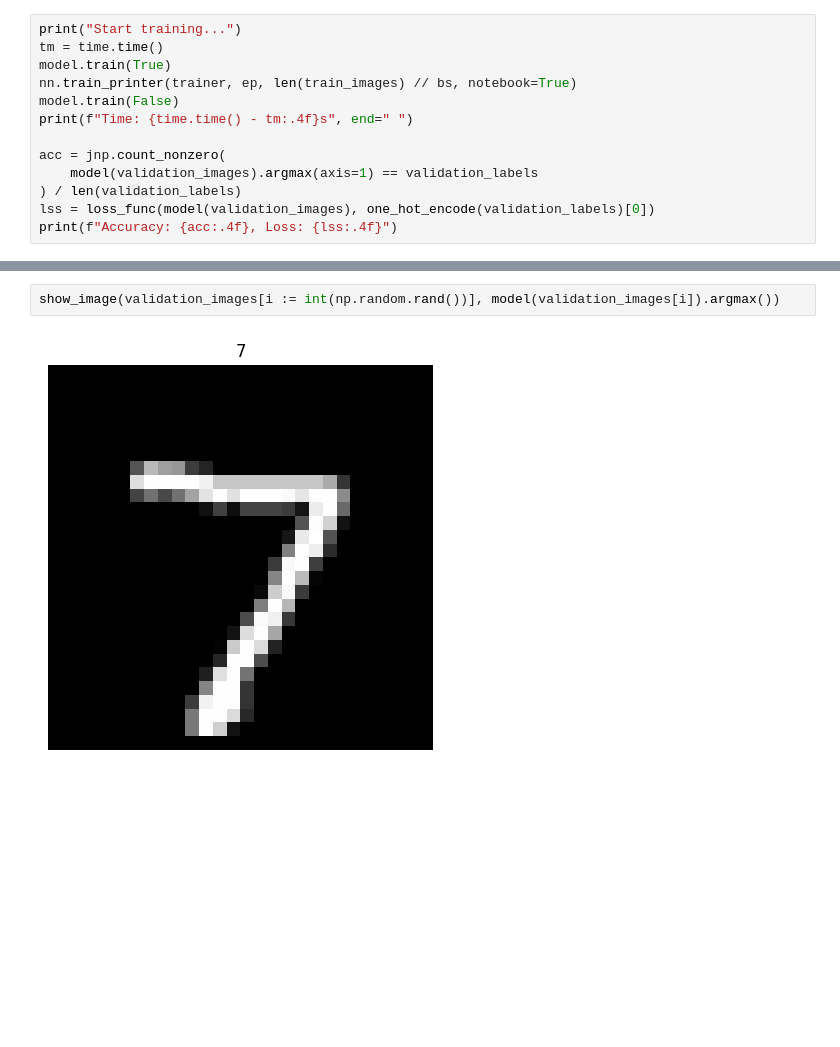
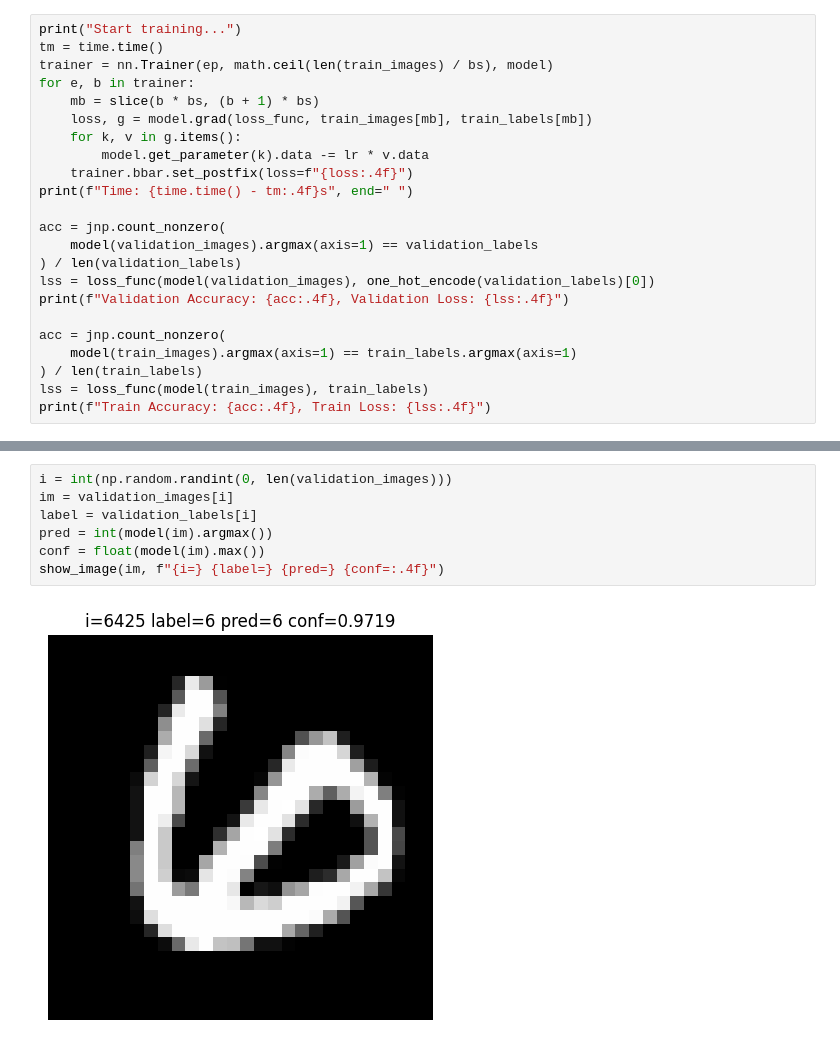
Before and after one commit to amithm3/dvitch, a Jupyter notebook: src/bench/bench.ipynb, the cells around one changed output, grey strips where cells are left out. Cells and saved outputs as stored; diff of their text form; blank space fills up the shorter version.

```diff
--- a/src/bench/bench.ipynb
+++ b/src/bench/bench.ipynb
@@ -52,15 +46,25 @@ No GPU/TPU found, falling back to CPU. (Set TF_CPP_MIN_LOG_LEVEL=0 and rerun for
 # %%
 print("Start training...")
 tm = time.time()
-model.train(True)
-nn.train_printer(trainer, ep, len(train_images) // bs, notebook=True)
-model.train(False)
+trainer = nn.Trainer(ep, math.ceil(len(train_images) / bs), model)
+for e, b in trainer:
+    mb = slice(b * bs, (b + 1) * bs)
+    loss, g = model.grad(loss_func, train_images[mb], train_labels[mb])
+    for k, v in g.items():
+        model.get_parameter(k).data -= lr * v.data
+    trainer.bbar.set_postfix(loss=f"{loss:.4f}")
 print(f"Time: {time.time() - tm:.4f}s", end=" ")
 
 acc = jnp.count_nonzero(
     model(validation_images).argmax(axis=1) == validation_labels
 ) / len(validation_labels)
 lss = loss_func(model(validation_images), one_hot_encode(validation_labels)[0])
-print(f"Accuracy: {acc:.4f}, Loss: {lss:.4f}")
+print(f"Validation Accuracy: {acc:.4f}, Validation Loss: {lss:.4f}")
+
+acc = jnp.count_nonzero(
+    model(train_images).argmax(axis=1) == train_labels.argmax(axis=1)
+) / len(train_labels)
+lss = loss_func(model(train_images), train_labels)
+print(f"Train Accuracy: {acc:.4f}, Train Loss: {lss:.4f}")
 # %% [output]
 Start training...
@@ -68,4 +73,9 @@ Time: 6.2397s Accuracy: 0.6595, Loss: 0.0712
-# %%
-show_image(validation_images[i := int(np.random.rand())], model(validation_images[i]).argmax())
-# %% [output]
-[figure, removed]
+# %%
+i = int(np.random.randint(0, len(validation_images)))
+im = validation_images[i]
+label = validation_labels[i]
+pred = int(model(im).argmax())
+conf = float(model(im).max())
+show_image(im, f"{i=} {label=} {pred=} {conf=:.4f}")
+# %% [output]
+[figure, added]
```
Also changed, not shown: parts of 5 cells of this notebook, 11 other files.
